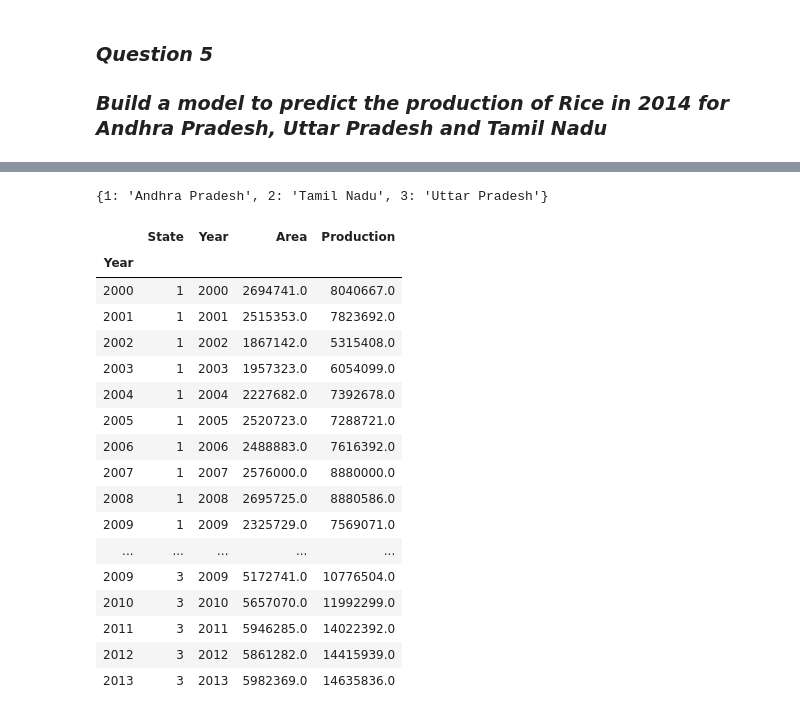
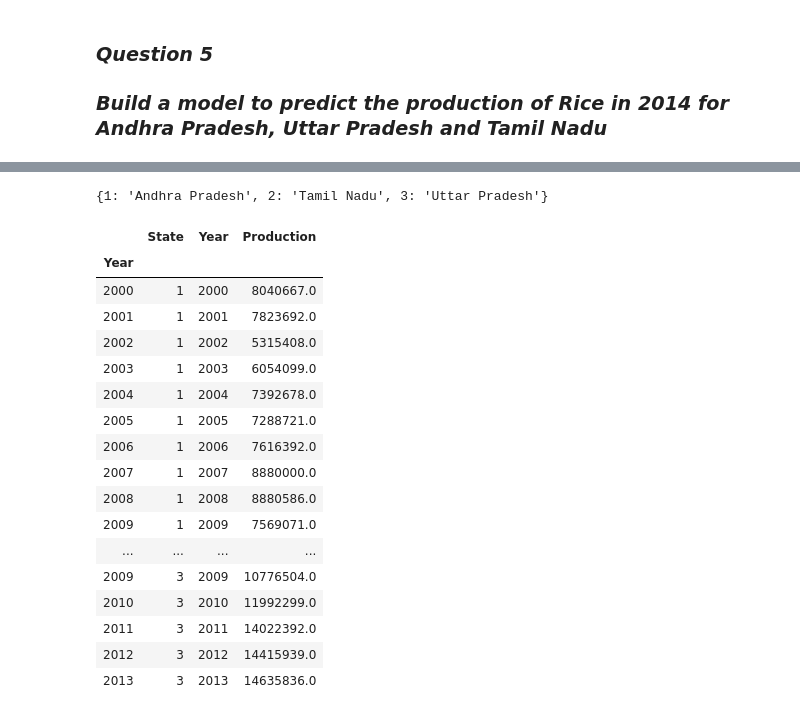
Before and after one commit to Neha-Jacob/Crop-Analysis-India, a Jupyter notebook: Crop Production Analysis - India.ipynb, the cells around one changed output, grey strips where cells are left out. Drawn from its saved outputs; the diff is of its cells as text; code cells hidden in the pictures.

```diff
--- a/Crop Production Analysis - India.ipynb
+++ b/Crop Production Analysis - India.ipynb
@@ -375,31 +397,33 @@ statesRice_df
 # %%
 statesRice_df['State'] = statesRice_df['State'].replace(['Andhra Pradesh'],'1')
 statesRice_df['State'] = statesRice_df['State'].replace(['Tamil Nadu'],'2')
 statesRice_df['State'] = statesRice_df['State'].replace(['Uttar Pradesh'],'3')
 states = {1:'Andhra Pradesh', 2:'Tamil Nadu', 3:'Uttar Pradesh'}
 print(states)
 statesRice_df = statesRice_df.astype({"State": int})
+newData=statesRice_df.drop(['Yield','Area'],axis=1)
 statesRice_df
+newData
 # %% [output]
 {1: 'Andhra Pradesh', 2: 'Tamil Nadu', 3: 'Uttar Pradesh'}
-|  | State | Year | Area | Production |
-| Year |  |  |  |  |
-| 2000 | 1 | 2000 | 2694741.0 | 8040667.0 |
-| 2001 | 1 | 2001 | 2515353.0 | 7823692.0 |
-| 2002 | 1 | 2002 | 1867142.0 | 5315408.0 |
-| 2003 | 1 | 2003 | 1957323.0 | 6054099.0 |
-| 2004 | 1 | 2004 | 2227682.0 | 7392678.0 |
-| 2005 | 1 | 2005 | 2520723.0 | 7288721.0 |
-| 2006 | 1 | 2006 | 2488883.0 | 7616392.0 |
-| 2007 | 1 | 2007 | 2576000.0 | 8880000.0 |
-| 2008 | 1 | 2008 | 2695725.0 | 8880586.0 |
-| 2009 | 1 | 2009 | 2325729.0 | 7569071.0 |
-| ... | ... | ... | ... | ... |
-| 2009 | 3 | 2009 | 5172741.0 | 10776504.0 |
-| 2010 | 3 | 2010 | 5657070.0 | 11992299.0 |
-| 2011 | 3 | 2011 | 5946285.0 | 14022392.0 |
-| 2012 | 3 | 2012 | 5861282.0 | 14415939.0 |
-| 2013 | 3 | 2013 | 5982369.0 | 14635836.0 |
+|  | State | Year | Production |
+| Year |  |  |  |
+| 2000 | 1 | 2000 | 8040667.0 |
+| 2001 | 1 | 2001 | 7823692.0 |
+| 2002 | 1 | 2002 | 5315408.0 |
+| 2003 | 1 | 2003 | 6054099.0 |
+| 2004 | 1 | 2004 | 7392678.0 |
+| 2005 | 1 | 2005 | 7288721.0 |
+| 2006 | 1 | 2006 | 7616392.0 |
+| 2007 | 1 | 2007 | 8880000.0 |
+| 2008 | 1 | 2008 | 8880586.0 |
+| 2009 | 1 | 2009 | 7569071.0 |
+| ... | ... | ... | ... |
+| 2009 | 3 | 2009 | 10776504.0 |
+| 2010 | 3 | 2010 | 11992299.0 |
+| 2011 | 3 | 2011 | 14022392.0 |
+| 2012 | 3 | 2012 | 14415939.0 |
+| 2013 | 3 | 2013 | 14635836.0 |
 # %%
 print("Rice Production Analysis Dataframe Details")
 statesRice_df.info()
```
Also changed, not shown: parts of 19 cells of this notebook.
